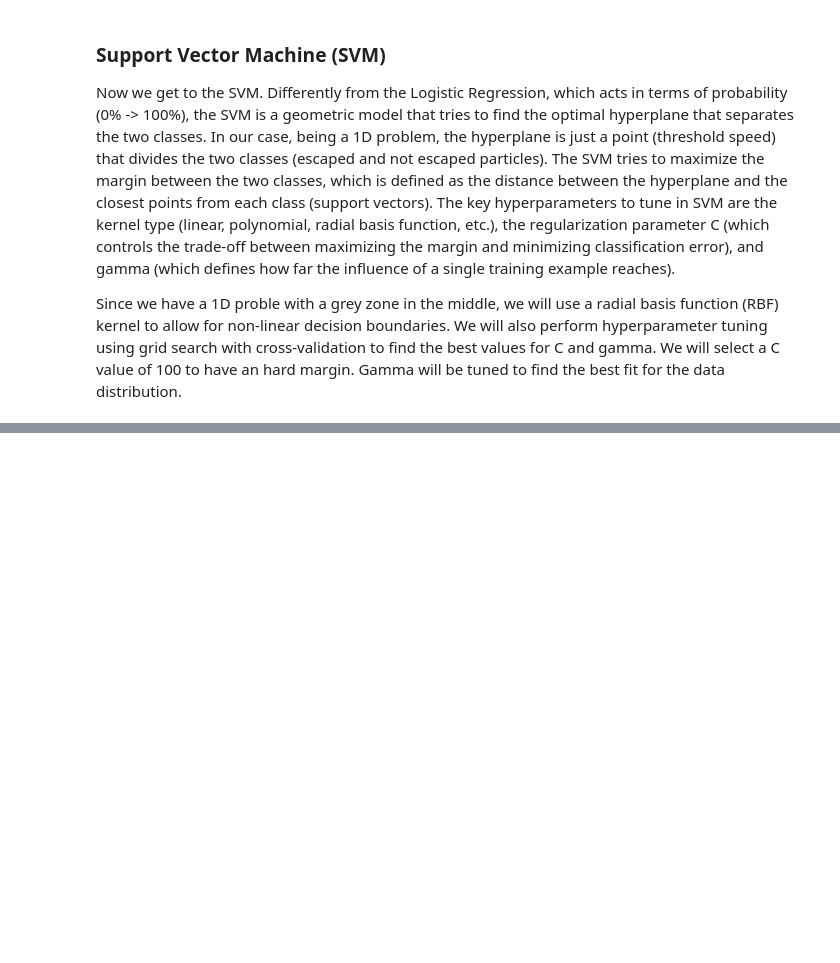
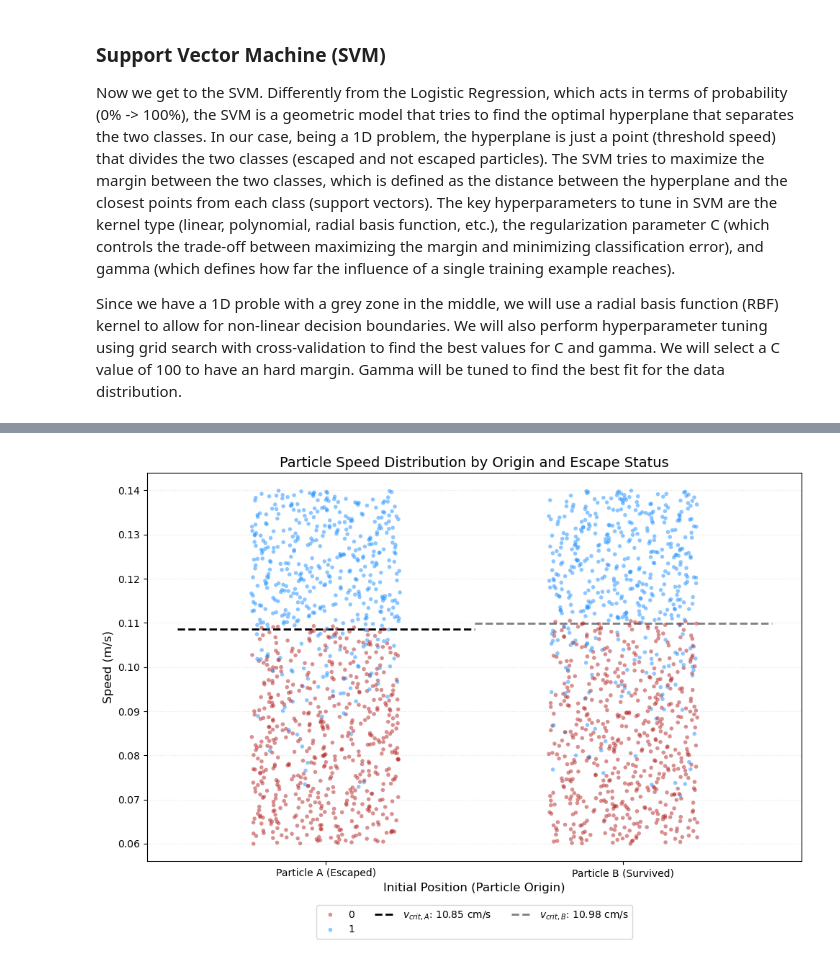
Before and after one commit to LFiaccadori/DART-Ejecta-Fate-Prediction, a Jupyter notebook: notebooks/second_dataset_linear_model.ipynb, the cells around one changed output, grey strips where cells are left out. Saved outputs shown, nothing was run; the diff lists cells and outputs as text; code cells hidden in the pictures; blank space fills up the shorter version.

Commit message:
feat: added SVM model on combined dataset with position feature.

```diff
--- a/notebooks/second_dataset_linear_model.ipynb
+++ b/notebooks/second_dataset_linear_model.ipynb
@@ -362,0 +389,35 @@ Critical speed threshold (original, m/s): 0.10983 m/s
+# %%
+import seaborn as sns
+
+#Load the combined dataset
+df_combined = pd.read_csv("../data/processed/dataset_combined.csv")
+
+#Plot Configuration
+plt.figure(figsize=(10, 7))
+
+#Strip Plot: shows each individual data point as a dot.
+#hue='target' colors the points based on escape status
+#jitter adds random noise to the x-axis position to prevent overlap
+sns.stripplot(data=df_combined, x='Origin', y='v_mag', hue='target',
+              palette={0: 'firebrick', 1: 'dodgerblue'},
+              alpha=0.5, size=4, jitter=0.25)
+
+#Add threshold lines for both particles based on previous SVM results
+threshold_A = 0.10855  #Threshold for Particle A (Escaped) in m/s
+threshold_B = 0.10983  #Threshold for Particle B (Survived) in m/s
+
+#Plot horizontal lines for thresholds
+plt.hlines(y=threshold_A, xmin=-0.5, xmax=0.5, colors='black', linestyles='--',linewidth=2, label=f'$v_{{crit, A}}$: {threshold_A*100:.2f} cm/s')
+plt.hlines(y=threshold_B, xmin=0.5, xmax=1.5, colors='gray', linestyles='--',linewidth=2, label=f'$v_{{crit, B}}$: {threshold_B*100:.2f} cm/s')
+
+#Labels, Title, Legend and Details
+plt.title('Particle Speed Distribution by Origin and Escape Status', fontsize=14)
+plt.xlabel('Initial Position (Particle Origin)', fontsize=12)
+plt.ylabel('Speed (m/s)', fontsize=12)
+plt.legend(loc='upper center', bbox_to_anchor=(0.5, -0.1), ncol=3, fontsize=10)
+plt.grid(axis='y', alpha=0.3, linestyle=':')
+
+plt.tight_layout()
+plt.show()
+# %% [output]
+[figure, added]
```
Also changed, not shown: parts of 8 cells of this notebook, 3 other files.
